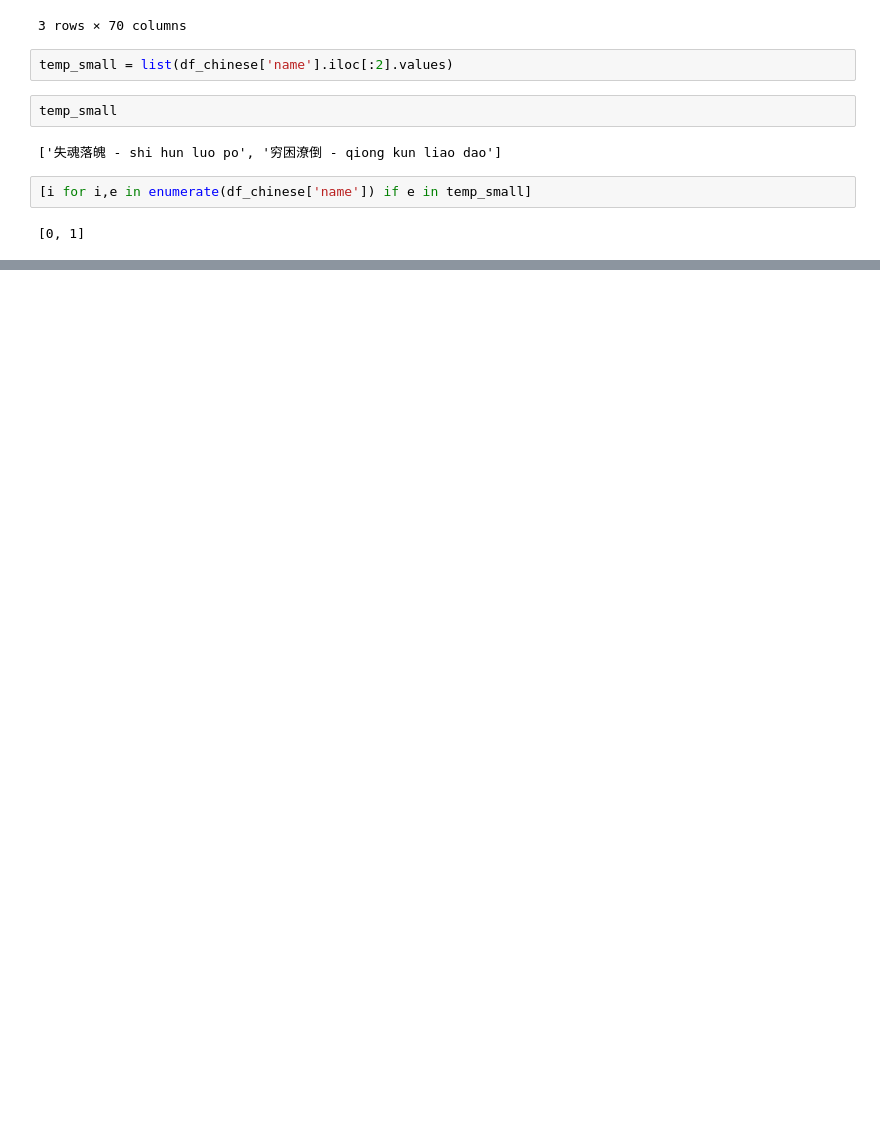
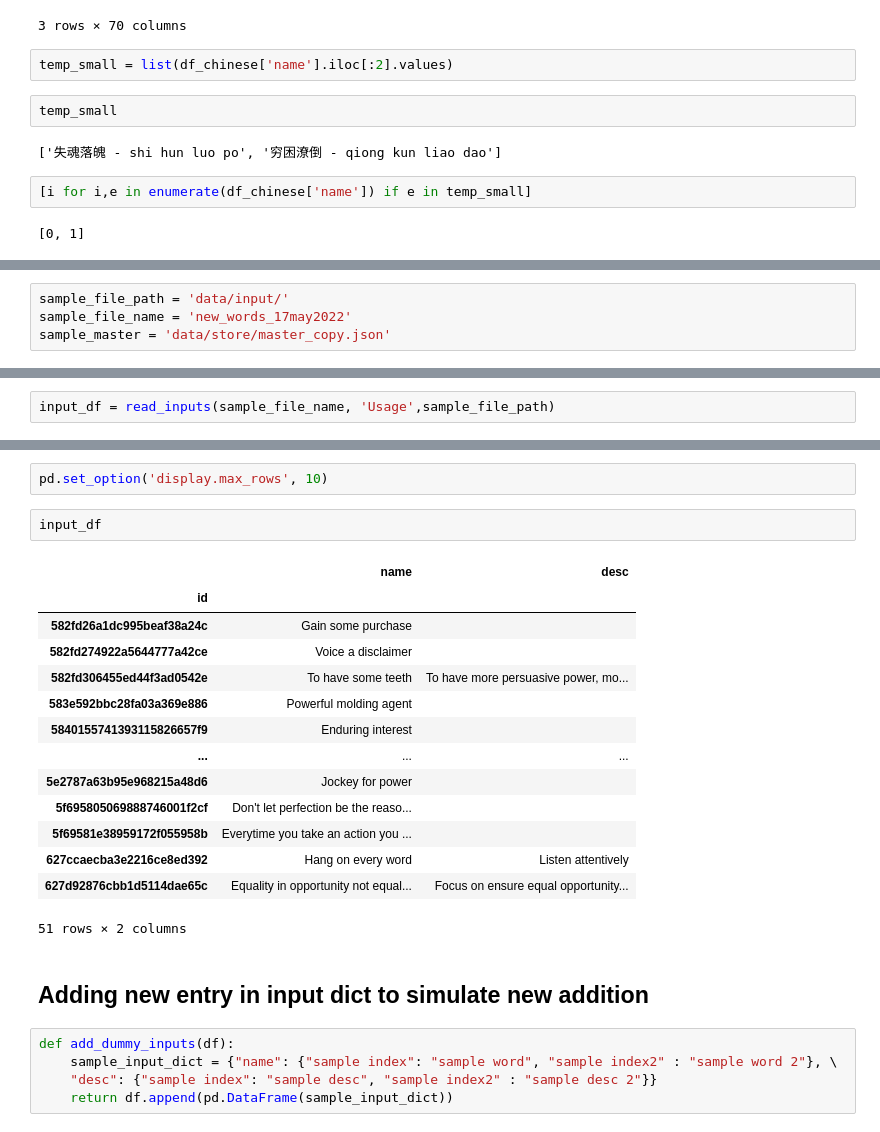
Before and after one commit to ChngYuanLongRandy/Trello-JSON-to-CSV, a Jupyter notebook: eda.ipynb, the cells around one changed output, grey strips where cells are left out. Cells and saved outputs as stored; diff of their text form; blank space fills up the shorter version.

```diff
--- a/eda.ipynb
+++ b/eda.ipynb
@@ -269,0 +372,4 @@ temp_small
+# %%
+sample_file_path = 'data/input/'
+sample_file_name = 'new_words_17may2022'
+sample_master = 'data/store/master_copy.json'
@@ -269,0 +378,2 @@ temp_small
+# %%
+input_df = read_inputs(sample_file_name, 'Usage',sample_file_path)
@@ -269,0 +383,26 @@ temp_small
+# %%
+pd.set_option('display.max_rows', 10)
+# %%
+input_df
+# %% [output]
+|  | name | desc |
+| id |  |  |
+| 582fd26a1dc995beaf38a24c | Gain some purchase |  |
+| 582fd274922a5644777a42ce | Voice a disclaimer |  |
+| 582fd306455ed44f3ad0542e | To have some teeth | To have more persuasive power, mo... |
+| 583e592bbc28fa03a369e886 | Powerful molding agent |  |
+| 5840155741393115826657f9 | Enduring interest |  |
+| ... | ... | ... |
+| 5e2787a63b95e968215a48d6 | Jockey for power |  |
+| 5f695805069888746001f2cf | Don't let perfection be the reaso... |  |
+| 5f69581e38959172f055958b | Everytime you take an action you ... |  |
+| 627ccaecba3e2216ce8ed392 | Hang on every word | Listen attentively |
+| 627d92876cbb1d5114dae65c | Equality in opportunity not equal... | Focus on ensure equal opportunity... |
+51 rows × 2 columns
+# %% [markdown]
+## Adding new entry in input dict to simulate new addition
+# %%
+def add_dummy_inputs(df):
+    sample_input_dict = {"name": {"sample index": "sample word", "sample index2" : "sample word 2"}, \
+    "desc": {"sample index": "sample desc", "sample index2" : "sample desc 2"}}
+    return df.append(pd.DataFrame(sample_input_dict))
```
Also changed, not shown: parts of 47 cells of this notebook.
